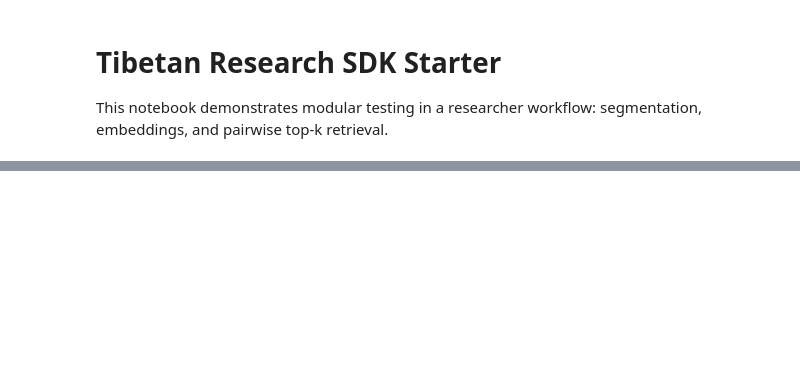
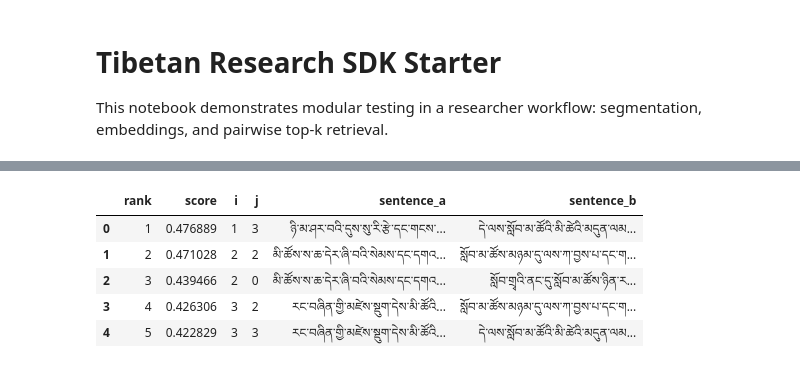
Before and after one commit to ten-jampa/embedding-model-for-tibetan, a Jupyter notebook: notebooks/01_research_sdk_starter.ipynb, the cells around one changed output, grey strips where cells are left out. Cells and saved outputs as stored; diff of their text form; code cells hidden in the pictures; blank space fills up the shorter version.

```diff
--- a/notebooks/01_research_sdk_starter.ipynb
+++ b/notebooks/01_research_sdk_starter.ipynb
@@ -34,0 +51,3 @@ seg_a.to_dataframe().head()
+# %%
+seg_b = sdk.segment_text(text_b)
+seg_b.to_dataframe().head()
@@ -37,0 +123,9 @@ embedding_view.to_dataframe().head()
+# %%
+pairwise_view.topk_dataframe()
+# %% [output]
+|  | rank | score | i | j | sentence_a | sentence_b |
+| 0 | 1 | 0.476889 | 1 | 3 | ཉི་མ་ཤར་བའི་དུས་སུ་རི་རྩེ་དང་གངས་... | དེ་ལས་སློབ་མ་ཚོའི་མི་ཚེའི་མདུན་ལམ... |
+| 1 | 2 | 0.471028 | 2 | 2 | མི་ཚོས་ས་ཆ་དེར་ཞི་བའི་སེམས་དང་དགའ... | སློབ་མ་ཚོས་མཉམ་དུ་ལས་ཀ་བྱས་པ་དང་ག... |
+| 2 | 3 | 0.439466 | 2 | 0 | མི་ཚོས་ས་ཆ་དེར་ཞི་བའི་སེམས་དང་དགའ... | སློབ་གྲྭའི་ནང་དུ་སློབ་མ་ཚོས་ཉིན་ར... |
+| 3 | 4 | 0.426306 | 3 | 2 | རང་བཞིན་གྱི་མཛེས་སྡུག་དེས་མི་ཚོའི... | སློབ་མ་ཚོས་མཉམ་དུ་ལས་ཀ་བྱས་པ་དང་ག... |
+| 4 | 5 | 0.422829 | 3 | 3 | རང་བཞིན་གྱི་མཛེས་སྡུག་དེས་མི་ཚོའི... | དེ་ལས་སློབ་མ་ཚོའི་མི་ཚེའི་མདུན་ལམ... |
```
Also changed, not shown: parts of 21 cells of this notebook, 1 other file.
